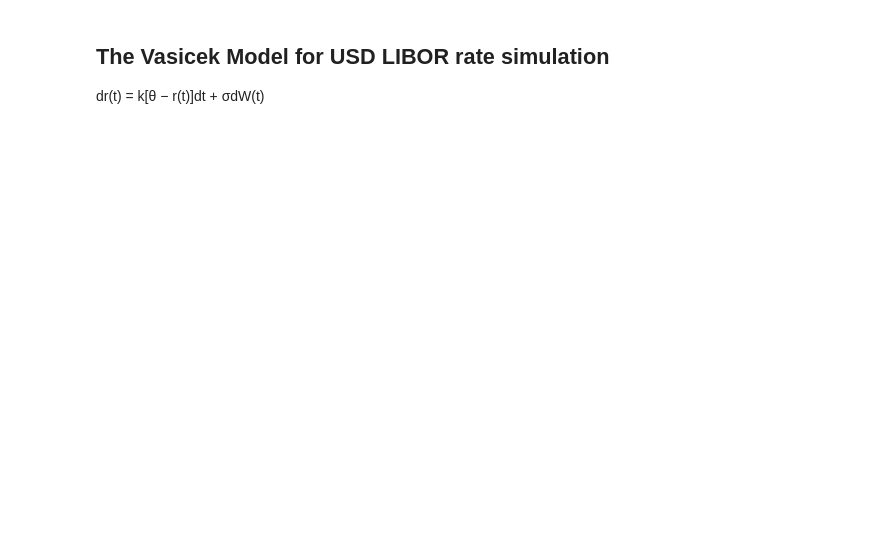
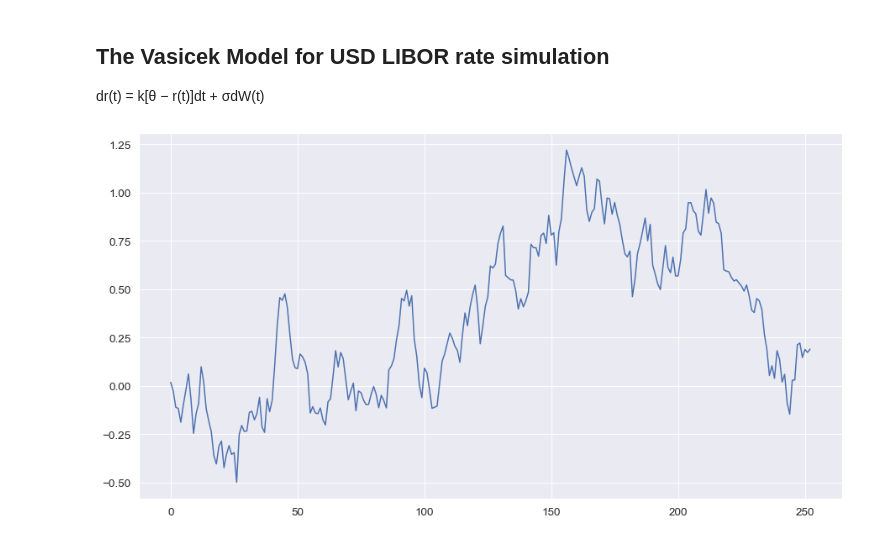
Before and after one commit to abhishekprog0/StructuredPricingEngine, a Jupyter notebook: Structured & Hybrid Project 2020.ipynb, the cells around one changed output. Cells and saved outputs as stored; diff of their text form; code cells hidden in the pictures; blank space fills up the shorter version.

Commit message:
Added Vasicek Model

```diff
--- a/Structured & Hybrid Project 2020.ipynb
+++ b/Structured & Hybrid Project 2020.ipynb
@@ -124,3 +124,20 @@ for seed in seed_list:
 # %% [markdown]
 ## The Vasicek Model for USD LIBOR rate simulation
 dr(t) = k[θ − r(t)]dt + σdW(t)
+# %%
+def vasicek(r0, K, theta, sigma, T=1., N=10, seed=777):
+
+    np.random.seed(seed)
+    dt = T/float(N)
+    rates = [r0]
+    for i in range(N):
+        dr = K*(theta-rates[-1])*dt + sigma*np.random.normal()
+        rates.append(rates[-1] + dr)
+    return range(N+1), rates
+# %%
+x, y = vasicek(0.01875, 0.20, 0.01, 0.1, 1, 252)
+
+plt.plot(x,y)
+plt.show()
+# %% [output]
+[figure, added]
```
Also changed, not shown: parts of 1 cell of this notebook.
